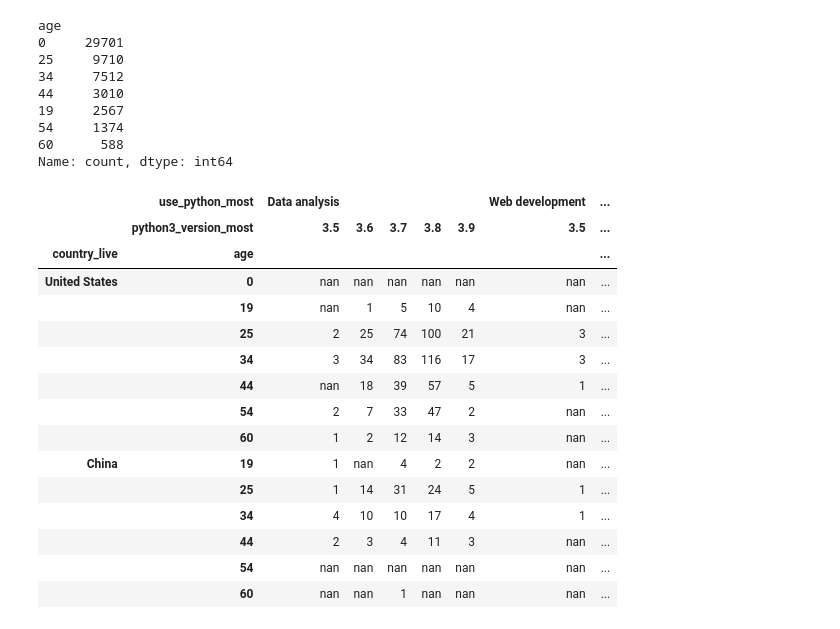
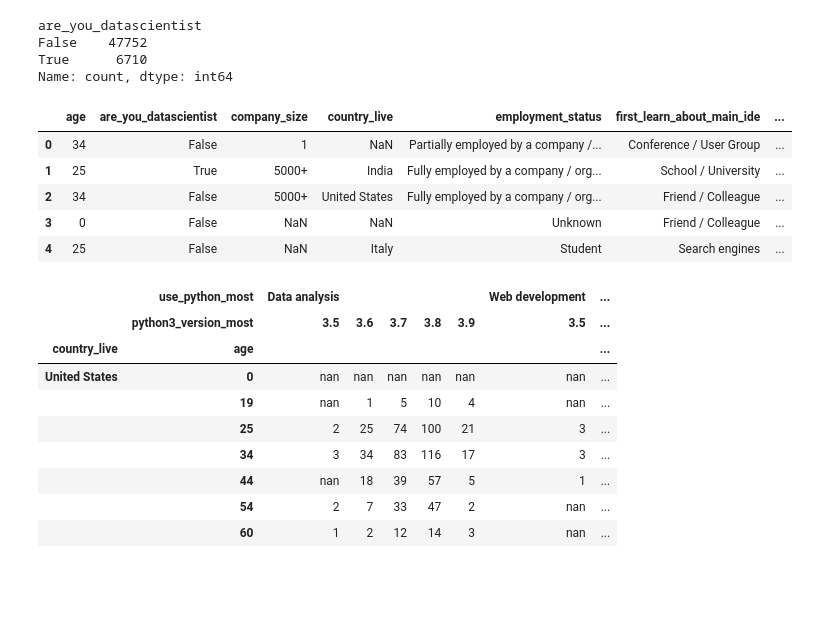
Before and after one commit to zhefeng687/effective_pandas, a Jupyter notebook: code/pandas_practice.ipynb, the cells around one changed output. Cells and saved outputs as stored; diff of their text form; code cells hidden in the pictures; blank space fills up the shorter version.

```diff
--- a/code/pandas_practice.ipynb
+++ b/code/pandas_practice.ipynb
@@ -341,7 +350,7 @@ import numpy as np
 pd.set_option('display.max_columns' , None)
 pd.set_option('display.max_rows' , None)
 pd.set_option('display.max_colwidth', None)
-
+pd.options.mode.copy_on_write = True
 
 
 def tweak_survey(data, substrings=None):
@@ -350,46 +359,47 @@ def tweak_survey(data, substrings=None):
 	# feature transformation
 	data = (data
 				.rename(columns = lambda col: col.replace('.', '_'))
-				.fillna('Unknown')
 				.replace('–', '-')
 				.assign(are_you_datascientist = lambda df_: df_
 											.are_you_datascientist
-											.replace({'Yes': '1', 'No': '0', '':'0', 'Other': '0'})
+											.fillna('Unknown')
+											.replace({'Yes': '1', 'No': '0', 'Unknown': '0', 'Other': '0'})
+											.astype('int')
 											.astype('bool'),
 
-						# use_python_most = lambda df_: df_
-						# 					.use_python_most,
-						# 				#	.fillna('Unknown'),
+						use_python_most = lambda df_: df_
+											.use_python_most
+											.fillna('Unknown'),
 
 						python3_version_most = lambda df_: df_
 											.python3_version_most
 											.str.replace('_', '.') #substring replace
-											.str.extract(r'(\d+\.\d+)'),
-										#	.fillna('Unknown')
+											.str.extract(r'(\d+\.\d+)')
+											.fillna('Unknown'),
 											#.astype('category'),
 
 						python_years = lambda df_:df_
 											.python_years
 											.replace('Less than 1 year', '<1')
-											.str.extract(r'(<\d+|\d+\-\d+|\d+\+)'),
-										#	.fillna('Unknown')
+											.str.extract(r'(<\d+|\d+\-\d+|\d+\+)')
+											.fillna('Unknown'),
 											# .astype('category'),
 
 						years_of_coding = lambda df_:df_
 											.years_of_coding
 											.replace('Less than 1 year', '<1')
-											.str.extract(r'(<\d+|\d+\-\d+|\d+\+)'),
-									#		.fillna('Unknown')
+											.str.extract(r'(<\d+|\d+\-\d+|\d+\+)')
+											.fillna('Unknown'),
 											# .astype('category'),
 
-						# is_python_main = lambda df_:df_
-						# 					.is_python_main
-						# 			#		.fillna('Unknown')
+						is_python_main = lambda df_:df_
+											.is_python_main
+											.fillna('Unknown'),
 						# 					.astype('category'),
 
-						# employment_status = lambda df_:df_
-						# 					.employment_status
-						# 			#		.fillna('Unknown')
+						employment_status = lambda df_:df_
+											.employment_status
+											.fillna('Unknown'),
 						# 					.astype('category'),
 
 						company_size = lambda df_: df_
@@ -404,18 +414,20 @@ def tweak_survey(data, substrings=None):
 						team_size = lambda df_: df_
 											.team_size
 											.replace('More than 40 people', '40+')
-											.str.extract(r'(\d+\+|\d+\-\d+)'),
-									#		.fillna('Unknown')
+											.str.extract(r'(\d+\+|\d+\-\d+)')
+											.fillna('Unknown'),
 											# .astype('category'),
 
 						# taking the avg of the age range
 						age = lambda df_: ((df_
 												.age
+												.fillna('Unknown')
 												.replace('Unknown', '0')
 												.str.extract(r'(\d+|\d+\-)') # extract the first number
 												.astype('int'))
 											.add((df_
 												.age
+												.fillna('Unknown')
 												.replace('Unknown', '0')
 												.str.extract(r'(\d+|\d+\-)(?!.*\d+)') # extract the last number
 												.astype('int')))
@@ -427,6 +439,8 @@ def tweak_survey(data, substrings=None):
 
 						)
 			)
+	print(data['are_you_datascientist'].value_counts())
+
 
 	# default substrings if not provided
 	if substrings is None:
@@ -504,18 +518,18 @@ df = tweak_survey(survey, substrings=None)
 # df['is_python_main'].value_counts(dropna=False)
 # df['team_size'].value_counts(dropna=False)
 
-df.age.value_counts()
-# df.sample(20)
+df.head()
 # %% [output]
-age
-0     29701
-25     9710
-34     7512
-44     3010
-19     2567
-54     1374
-60      588
+are_you_datascientist
+False    47752
+True      6710
 Name: count, dtype: int64
+|  | age | are_you_datascientist | company_size | country_live | employment_status | first_learn_about_main_ide | ... |
+| 0 | 34 | False | 1 | NaN | Partially employed by a company /... | Conference / User Group | ... |
+| 1 | 25 | True | 5000+ | India | Fully employed by a company / org... | School / University | ... |
+| 2 | 34 | False | 5000+ | United States | Fully employed by a company / org... | Friend / Colleague | ... |
+| 3 | 0 | False | NaN | NaN | Unknown | Friend / Colleague | ... |
+| 4 | 25 | False | NaN | Italy | Student | Search engines | ... |
 # %%
 (df
 	.groupby(['age', 'country_live'])
@@ -542,40 +556,34 @@ Name: count, dtype: int64
 	.groupby(['age', 'country_live', 'python3_version_most','use_python_most']) # all indices
     .size()
     .unstack([-1, 2]) #unstack([a,b]) b -> level=0 in cols
     # .loc[:, (['Data analysis'])]
     .loc[(slice(None), ['United States', 'China']), (['Data analysis', 'Web development'])]
 )
 
 
 (df
 	.groupby(['age', 'country_live', 'python3_version_most','use_python_most']) # all indices
     .size()
     .loc[(slice(None), ['United States', 'China'], '3.8', slice(None))]
 )
 
 (df
-	.groupby(['age', 'country_live', 'python3_version_most','use_python_most']) # all indices
-    .size()
-    .unstack([-1, 2]) #unstack([a,b]) b -> level=0 in cols
+	.groupby(['age', 'country_live', 'python3_version_most','use_python_most'], observed=True) # all indices
+    .size() # always return a single column of counts
+    .unstack([-1, 2]) #unstack([a,b]) b -> level=-1 in cols
     # .loc[:, (['Data analysis'])]
-    .loc[(slice(None), ['United States', 'China']), (['Data analysis', 'Web development'])]
+    .loc[(slice(None), ['United States']), (['Data analysis', 'Web development'])]
     .swaplevel(axis=0)
 	.style.format('{:.0f}').background_gradient(cmap='viridis', axis=None)
 )
 # %% [output]
 |  | use_python_most | Data analysis |  |  |  |  | Web development | ... |
 |  | python3_version_most | 3.5 | 3.6 | 3.7 | 3.8 | 3.9 | 3.5 | ... |
 | country_live | age |  |  |  |  |  |  | ... |
 | United States | 0 | nan | nan | nan | nan | nan | nan | ... |
 |  | 19 | nan | 1 | 5 | 10 | 4 | nan | ... |
 |  | 25 | 2 | 25 | 74 | 100 | 21 | 3 | ... |
 |  | 34 | 3 | 34 | 83 | 116 | 17 | 3 | ... |
 |  | 44 | nan | 18 | 39 | 57 | 5 | 1 | ... |
 |  | 54 | 2 | 7 | 33 | 47 | 2 | nan | ... |
 |  | 60 | 1 | 2 | 12 | 14 | 3 | nan | ... |
-| China | 19 | 1 | nan | 4 | 2 | 2 | nan | ... |
-|  | 25 | 1 | 14 | 31 | 24 | 5 | 1 | ... |
-|  | 34 | 4 | 10 | 10 | 17 | 4 | 1 | ... |
-|  | 44 | 2 | 3 | 4 | 11 | 3 | nan | ... |
-|  | 54 | nan | nan | nan | nan | nan | nan | ... |
-|  | 60 | nan | nan | 1 | nan | nan | nan | ... |
```
Also changed, not shown: parts of 15 cells of this notebook.
